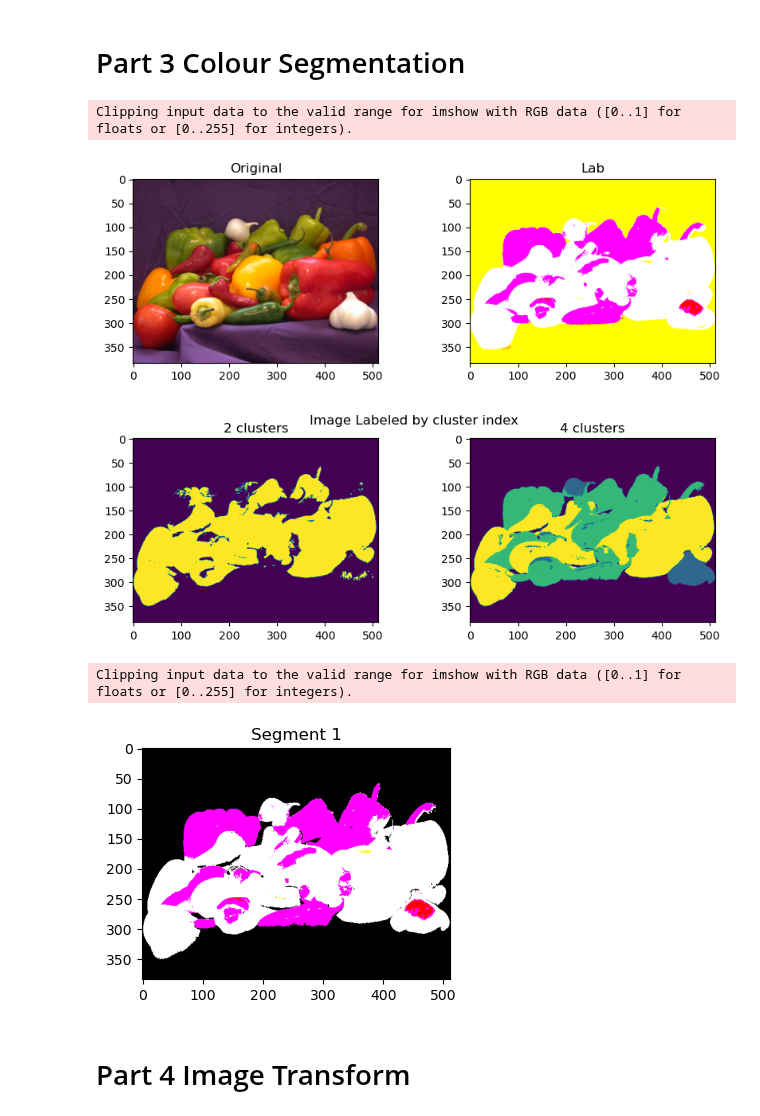
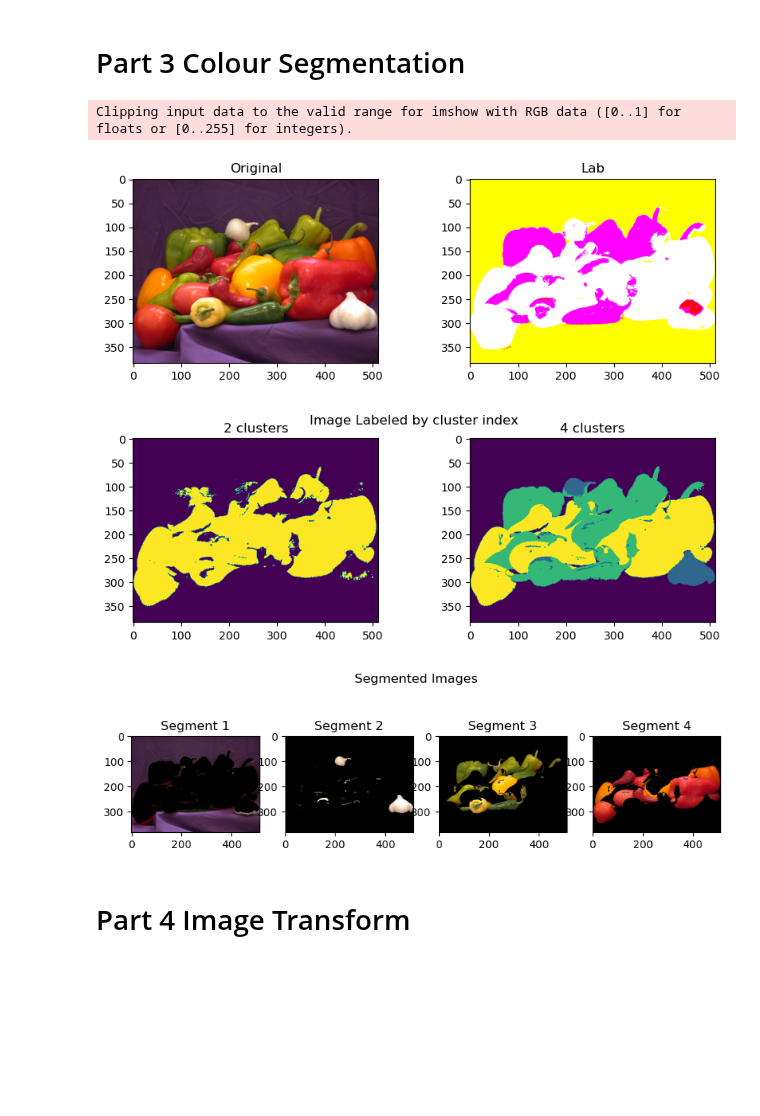
Before and after one commit to ronhyman/imageprocessing, a Jupyter notebook: Lab 5/lab5.ipynb, the cells around one changed output. Drawn from its saved outputs; the diff is of its cells as text; code cells hidden in the pictures; blank space fills up the shorter version.

```diff
--- a/Lab 5/lab5.ipynb
+++ b/Lab 5/lab5.ipynb
@@ -101,6 +102,7 @@ cr_channel_upsampled = cr_channel_subsampled.repeat(2, axis=0).repeat(2, axis=1)
 # Part 3 Colour Segmentation
 # %%
 # part 3 Colour Segmentation
+# os.environ['OMP_NUM_THREADS'] = '1'
 # OMP_NUM_THREADS=1
 # 1. convert the image to the lab colorspace
 lab_peppers = rgb2lab(peppers)
@@ -117,47 +119,65 @@ row4 = np.array([55, 130, 200, 280]) - 1
 col4 = np.array([155, 110, 400, 470]) - 1
 mu1 = lab_peppers[row2, col2]
 mu2 = lab_peppers[row4, col4]
-kmeans2 = KMeans(n_clusters=k2, random_state=0).fit(mu1)
-kmeans4 = KMeans(n_clusters=k4, random_state=0).fit(mu2)
+kmeans2 = KMeans(n_clusters=k2, n_init=10, random_state=0).fit(mu1)
+kmeans4 = KMeans(n_clusters=k4, n_init=10, random_state=0).fit(mu2)
 
 # reshape the image into a 2D array
 m, n, ch = lab_peppers.shape
 lab_peppers = np.reshape(lab_peppers, (m*n, ch), order='F')
 
 # get the cluster indices
 cluster2 = kmeans2.predict(lab_peppers)
 cluster4 = kmeans4.predict(lab_peppers)
 
 pixel_labels2 = np.reshape(cluster2, (m, n), order='F')
 pixel_labels4 = np.reshape(cluster4, (m, n), order='F')
 
 
 # plot with jet colormap, and title 'Image Labeled by cluster index'
 plot_images({'2 clusters': pixel_labels2, '4 clusters': pixel_labels4}, title='Image Labeled by cluster index', cmap='jet')
 
-# plot each cluster/segment region using the original colours of the image using pixel_labels4,
-# when showing the segemented regions for a particular pixel label, other pixels should be set to zero
-og_lab_peppers = np.reshape(lab_peppers, (m, n, ch), order='F')
+# plot the segmented images
 
-# set the pixels that are not in the cluster to zero
-for i in range(m):
-  for j in range(n):
-    if not pixel_labels4[i, j]:
-      og_lab_peppers[i, j, :] = 0
-plot_images({'Segment 1': og_lab_peppers}, cmap='jet')
+def plot_segments(image, k, row, col):
+  image_lab = rgb2lab(image)
+  mu = image_lab[row, col]
 
+  for i in range(k):
+    mu[i] = image_lab[row[i] - 1, col[i] -1]
+
+  m, n, ch = image_lab.shape
+  reshaped_image = np.reshape(image_lab, (m*n, ch), order='F')
+  kmeans = KMeans(n_clusters=k, n_init=10, random_state=0).fit(mu)
+  cluster = kmeans.predict(reshaped_image)
+  pixel_labels = np.reshape(cluster, (m, n), order='F')
+
+  segmented_images = {}
+
+  for label in range(k):
+    mask = (pixel_labels == label)
+    masked_image = np.zeros_like(image)
+    masked_image[mask] = image[mask]
+    segmented_images[f'Segment {label+1}'] = masked_image
+
+
+  plot_images(segmented_images, title='Segmented Images')
+
+
+
+
+plot_segments(peppers, 4, row4, col4)
 
 
 
 
 
 # I am not sure if the above instructions are correct. Please check and correct them if necessary.
 # %% [output]
 Clipping input data to the valid range for imshow with RGB data ([0..1] for floats or [0..255] for integers).
 [figure]
 [figure]
-Clipping input data to the valid range for imshow with RGB data ([0..1] for floats or [0..255] for integers).
-[figure, old version]
+[figure, new version]
 # %% [markdown]
 # Part 4 Image Transform
 # %%
```
Also changed, not shown: parts of 1 cell of this notebook.
